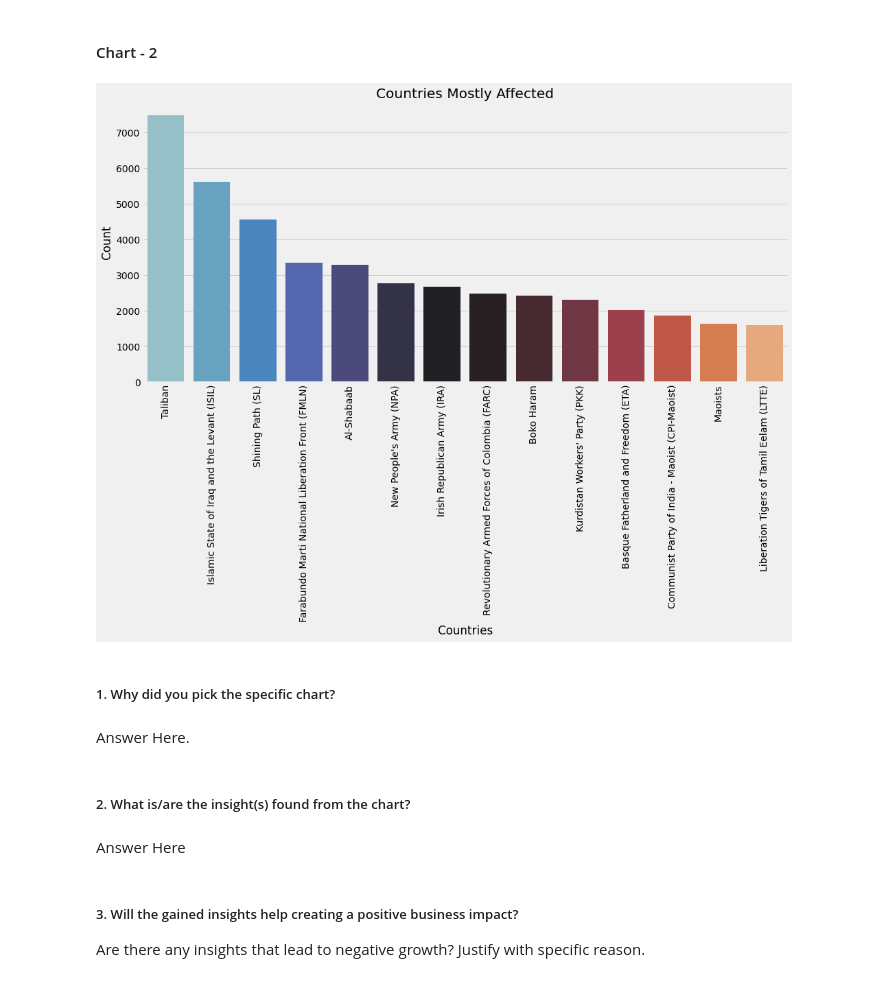
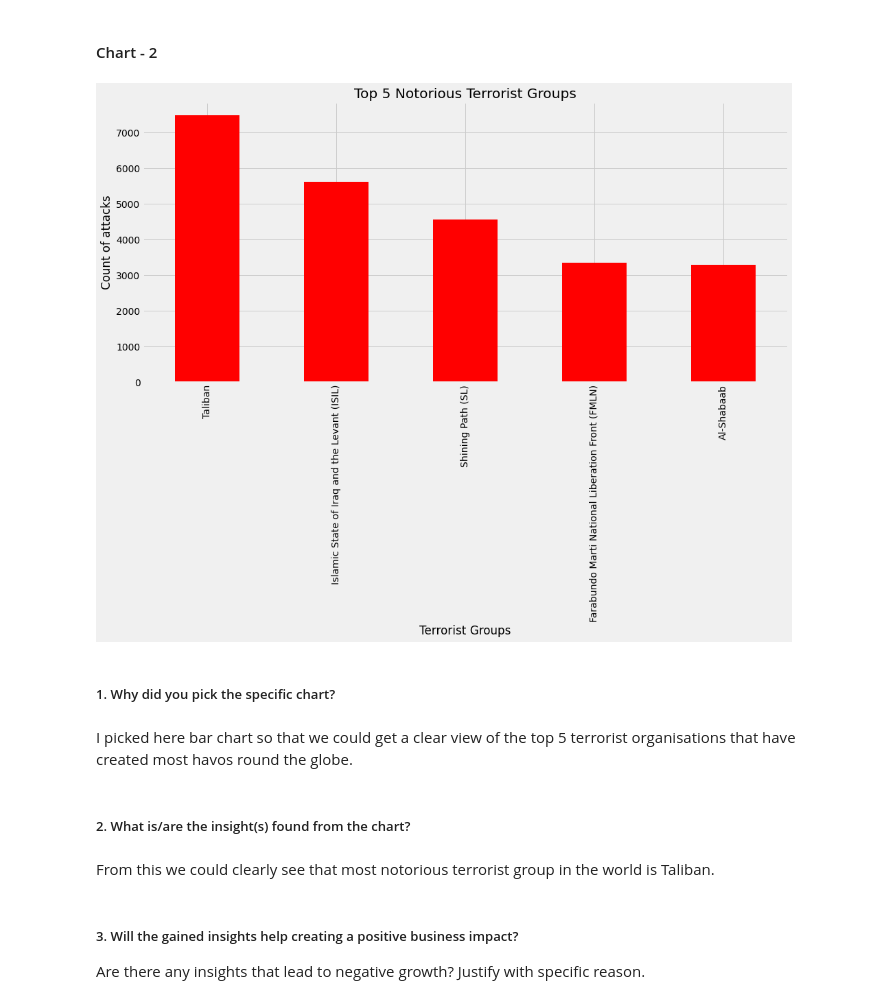
Before and after one commit to cpacharya/Global-Terrorism, a Jupyter notebook: EDA_project_on_Global_Terrorism_by_Chandra_Prakash_Acharya.ipynb, the cells around one changed output. Drawn from its saved outputs; the diff is of its cells as text; code cells hidden in the pictures.

```diff
--- a/EDA_project_on_Global_Terrorism_by_Chandra_Prakash_Acharya.ipynb
+++ b/EDA_project_on_Global_Terrorism_by_Chandra_Prakash_Acharya.ipynb
@@ -361,27 +395,28 @@ Are there any insights that lead to negative growth? Justify with specific reaso
 Answer Here
 # %% [markdown]
 #### Chart - 2
-# %%
-# Chart - 2 visualization code
-plt.subplots(figsize=(15,7))
-countries_affected_most = df_global_terror['Group'].value_counts()[:10]
-countries_affected_most.columns = ['Group', 'Count']
-sns.barplot(df_global_terror['Group'].value_counts()[1:15].index,df_global_terror['Group'].value_counts()[1:15].values,palette='icefire')
-plt.title('Countries Mostly Affected')
-plt.xlabel('Countries')
-plt.ylabel('Count')
-plt.xticks(rotation= 90)
-plt.show()
-# %% [output]
-[figure, removed]
+# %%
+# Chart - 2 visualization code
+# Here we are getting a visual of the notorious terrorist groups which created the most destructions around the world
+group_type = df_global_terror["Group"].value_counts()[1:6]
+
+plt.subplots(figsize=(15,7))
+group_type.plot(kind='bar', color = 'red')
+
+plt.title('Top 5 Notorious Terrorist Groups')
+plt.ylabel('Count of attacks')
+plt.xlabel('Terrorist Groups')
+plt.show()
+# %% [output]
+[figure, added]
 # %% [markdown]
 ##### 1. Why did you pick the specific chart?
-# %% [markdown]
-Answer Here.
+# %% [markdown]
+I picked here bar chart so that we could get a clear view of the top 5 terrorist organisations that have created most havos round the globe.
 # %% [markdown]
 ##### 2. What is/are the insight(s) found from the chart?
-# %% [markdown]
-Answer Here
+# %% [markdown]
+From this we could clearly see that most notorious terrorist group in the world is Taliban.
 # %% [markdown]
 ##### 3. Will the gained insights help creating a positive business impact?
 Are there any insights that lead to negative growth? Justify with specific reason.
```
Also changed, not shown: parts of 22 cells of this notebook.
